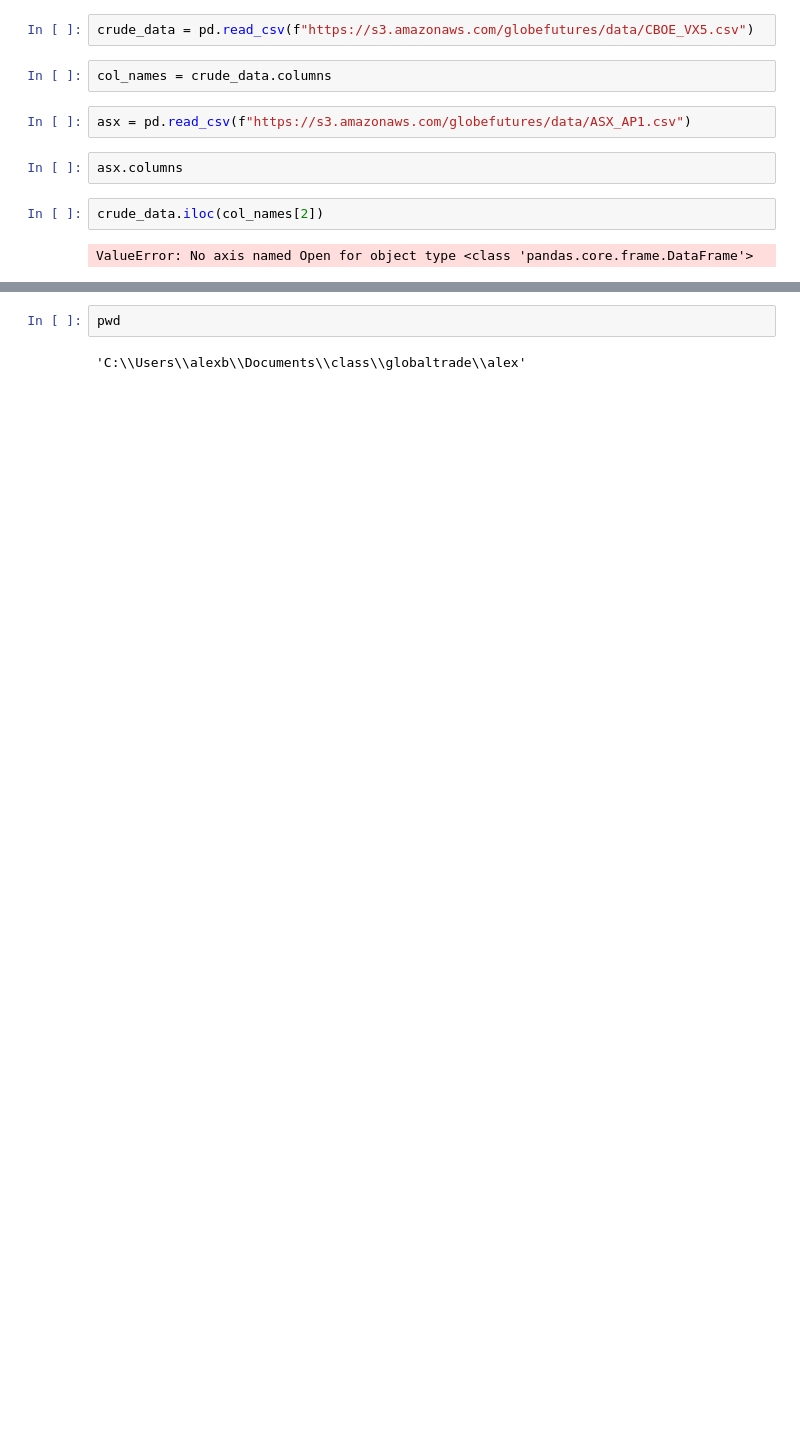
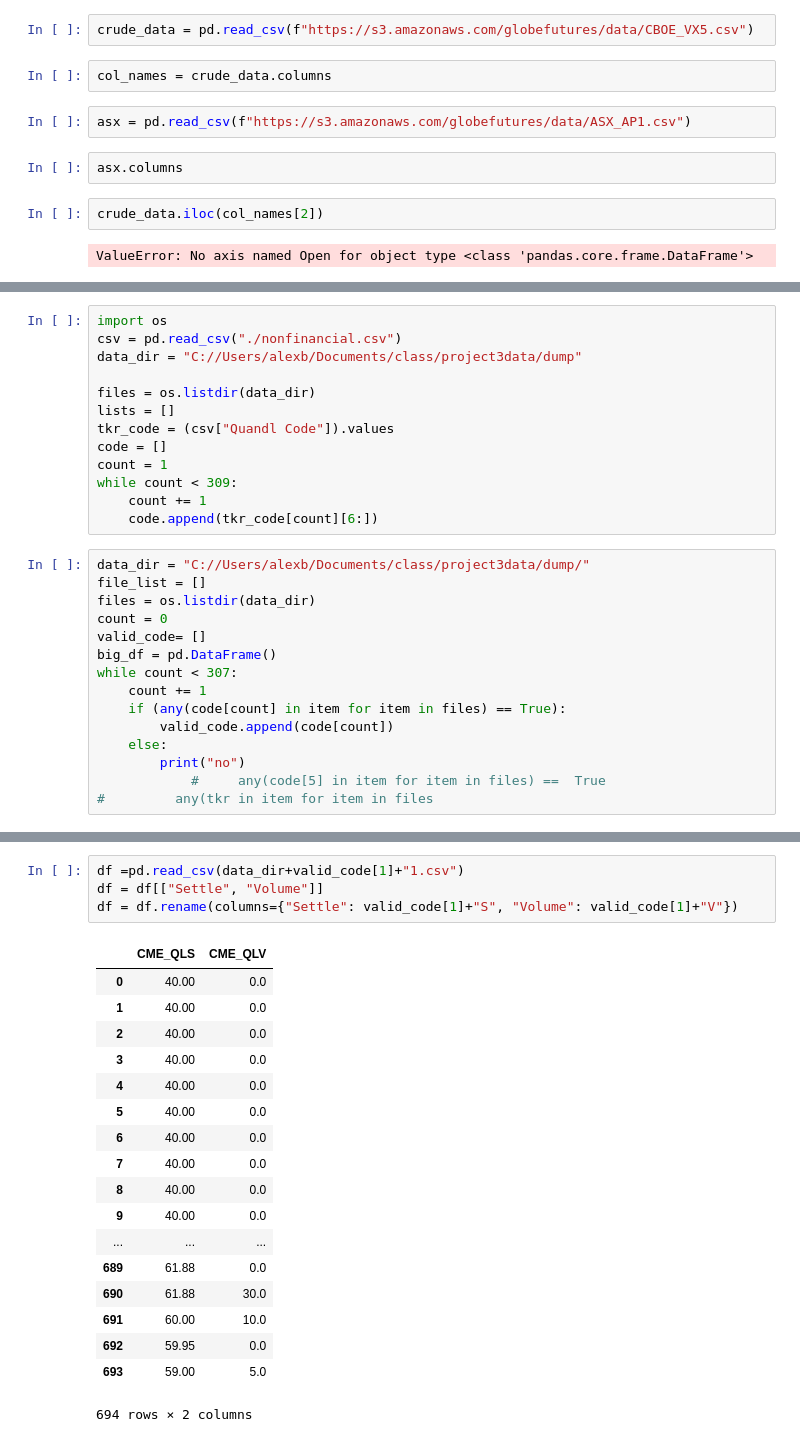
Before and after one commit to brownal05/globaltrade, a Jupyter notebook: alex/dataCleaning.ipynb, the cells around one changed output, grey strips where cells are left out. Saved outputs shown, nothing was run; the diff lists cells and outputs as text; blank space fills up the shorter version.

```diff
--- a/alex/dataCleaning.ipynb
+++ b/alex/dataCleaning.ipynb
@@ -165,0 +182,28 @@ http://localhost:8888/lab/tree/Documents%2Fclass%2Fproject3data%2Fdump
+# %%
+import os
+csv = pd.read_csv("./nonfinancial.csv")
+data_dir = "C://Users/alexb/Documents/class/project3data/dump"
+
+files = os.listdir(data_dir)
+lists = []
+tkr_code = (csv["Quandl Code"]).values
+code = []
+count = 1
+while count < 309:
+    count += 1
+    code.append(tkr_code[count][6:])
+# %%
+data_dir = "C://Users/alexb/Documents/class/project3data/dump/"
+file_list = []
+files = os.listdir(data_dir)
+count = 0
+valid_code= []
+big_df = pd.DataFrame()
+while count < 307:
+    count += 1
+    if (any(code[count] in item for item in files) == True):
+        valid_code.append(code[count])
+    else:
+        print("no")
+            #     any(code[5] in item for item in files) ==  True
+#         any(tkr in item for item in files
@@ -185,4 +267,23 @@ http://localhost:8888/lab/tree/Documents%2Fclass%2Fproject3data%2Fdump
-# %%
-pwd
-# %% [output]
-'C:\\Users\\alexb\\Documents\\class\\globaltrade\\alex'
+# %%
+df =pd.read_csv(data_dir+valid_code[1]+"1.csv")
+df = df[["Settle", "Volume"]]
+df = df.rename(columns={"Settle": valid_code[1]+"S", "Volume": valid_code[1]+"V"})
+# %% [output]
+|  | CME_QLS | CME_QLV |
+| 0 | 40.00 | 0.0 |
+| 1 | 40.00 | 0.0 |
+| 2 | 40.00 | 0.0 |
+| 3 | 40.00 | 0.0 |
+| 4 | 40.00 | 0.0 |
+| 5 | 40.00 | 0.0 |
+| 6 | 40.00 | 0.0 |
+| 7 | 40.00 | 0.0 |
+| 8 | 40.00 | 0.0 |
+| 9 | 40.00 | 0.0 |
+| ... | ... | ... |
+| 689 | 61.88 | 0.0 |
+| 690 | 61.88 | 30.0 |
+| 691 | 60.00 | 10.0 |
+| 692 | 59.95 | 0.0 |
+| 693 | 59.00 | 5.0 |
+694 rows × 2 columns
```
Also changed, not shown: parts of 12 cells of this notebook, 4 other files.
